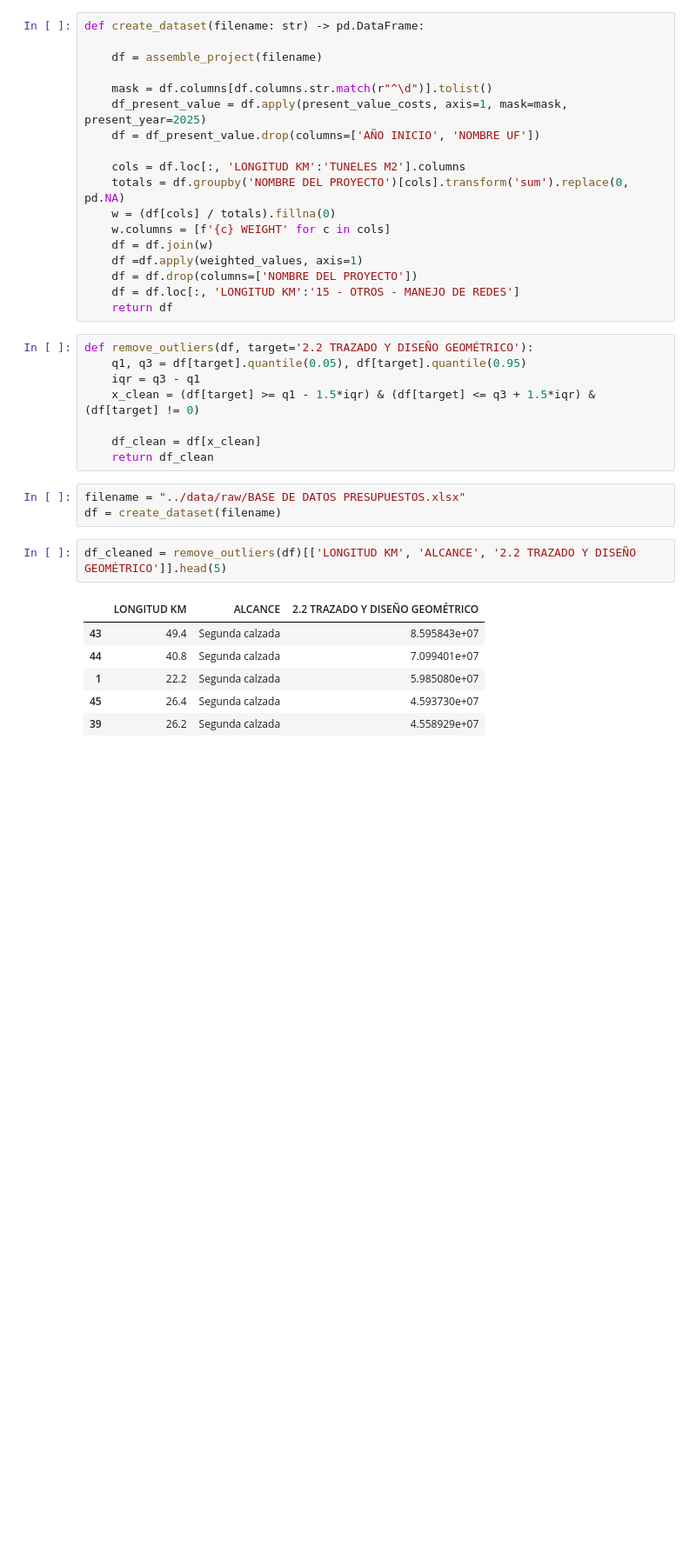
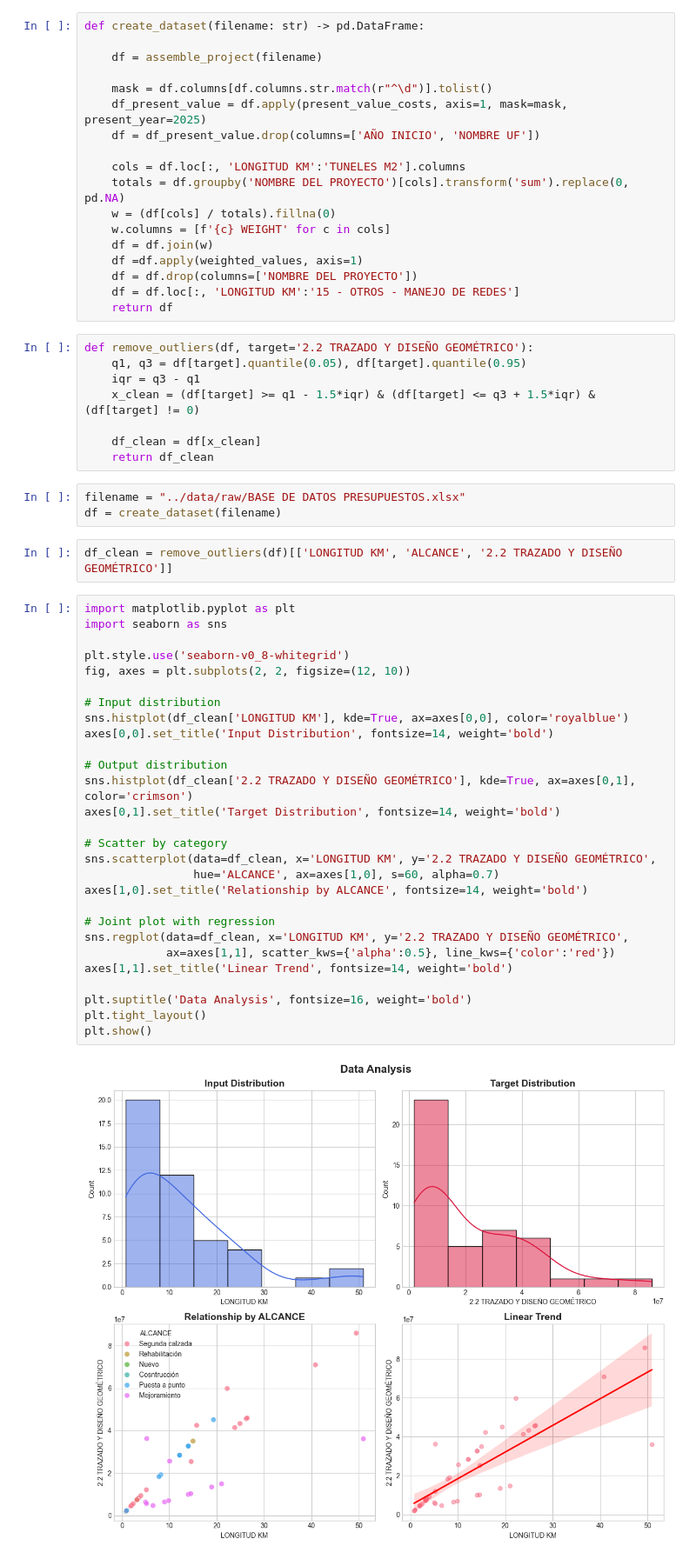
Before and after one commit to ForeroAlejandroGit/practicum, a Jupyter notebook: notebooks/eda.ipynb, the cells around one changed output. Shown at 87% size. Saved outputs shown, nothing was run; the diff lists cells and outputs as text; blank space fills up the shorter version.

```diff
--- a/notebooks/eda.ipynb
+++ b/notebooks/eda.ipynb
@@ -173,11 +173,34 @@ def remove_outliers(df, target='2.2 TRAZADO Y DISEÑO GEOMÉTRICO'):
 filename = "../data/raw/BASE DE DATOS PRESUPUESTOS.xlsx"
 df = create_dataset(filename)
 # %%
-df_cleaned = remove_outliers(df)[['LONGITUD KM', 'ALCANCE', '2.2 TRAZADO Y DISEÑO GEOMÉTRICO']].head(5)
+df_clean = remove_outliers(df)[['LONGITUD KM', 'ALCANCE', '2.2 TRAZADO Y DISEÑO GEOMÉTRICO']]
-# %% [output]
-|  | LONGITUD KM | ALCANCE | 2.2 TRAZADO Y DISEÑO GEOMÉTRICO |
-| 43 | 49.4 | Segunda calzada | 8.595843e+07 |
-| 44 | 40.8 | Segunda calzada | 7.099401e+07 |
-| 1 | 22.2 | Segunda calzada | 5.985080e+07 |
-| 45 | 26.4 | Segunda calzada | 4.593730e+07 |
-| 39 | 26.2 | Segunda calzada | 4.558929e+07 |
+# %%
+import matplotlib.pyplot as plt
+import seaborn as sns
+
+plt.style.use('seaborn-v0_8-whitegrid')
+fig, axes = plt.subplots(2, 2, figsize=(12, 10))
+
+# Input distribution
+sns.histplot(df_clean['LONGITUD KM'], kde=True, ax=axes[0,0], color='royalblue')
+axes[0,0].set_title('Input Distribution', fontsize=14, weight='bold')
+
+# Output distribution
+sns.histplot(df_clean['2.2 TRAZADO Y DISEÑO GEOMÉTRICO'], kde=True, ax=axes[0,1], color='crimson')
+axes[0,1].set_title('Target Distribution', fontsize=14, weight='bold')
+
+# Scatter by category
+sns.scatterplot(data=df_clean, x='LONGITUD KM', y='2.2 TRAZADO Y DISEÑO GEOMÉTRICO',
+                hue='ALCANCE', ax=axes[1,0], s=60, alpha=0.7)
+axes[1,0].set_title('Relationship by ALCANCE', fontsize=14, weight='bold')
+
+# Joint plot with regression
+sns.regplot(data=df_clean, x='LONGITUD KM', y='2.2 TRAZADO Y DISEÑO GEOMÉTRICO',
+            ax=axes[1,1], scatter_kws={'alpha':0.5}, line_kws={'color':'red'})
+axes[1,1].set_title('Linear Trend', fontsize=14, weight='bold')
+
+plt.suptitle('Data Analysis', fontsize=16, weight='bold')
+plt.tight_layout()
+plt.show()
+# %% [output]
+[figure, added]
```
Also changed, not shown: parts of 2 cells of this notebook.
